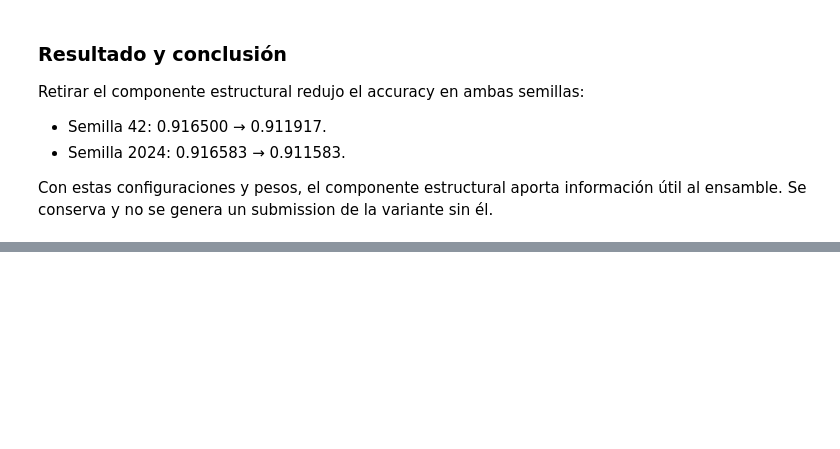
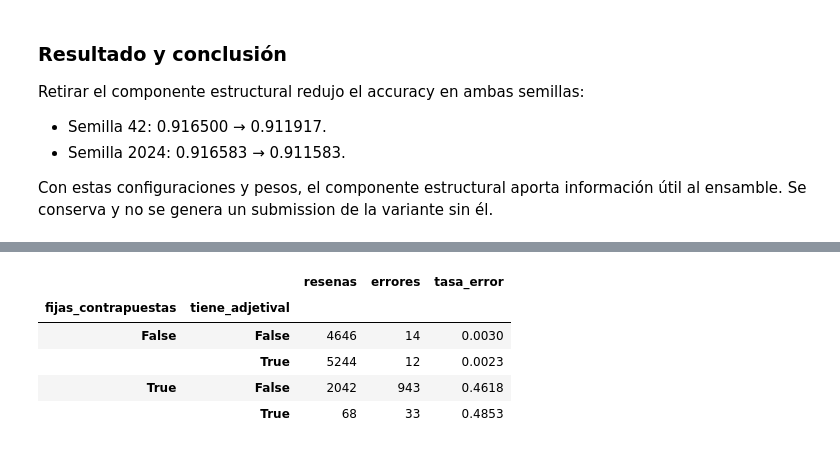
Before and after one commit to jzarruke/MLP1, a Jupyter notebook: notebooks/parte_1_regularizacion_estructural.ipynb, the cells around one changed output, grey strips where cells are left out. Saved outputs shown, nothing was run; the diff lists cells and outputs as text; code cells hidden in the pictures; blank space fills up the shorter version.

```diff
--- a/notebooks/parte_1_regularizacion_estructural.ipynb
+++ b/notebooks/parte_1_regularizacion_estructural.ipynb
@@ -2625,0 +2859,78 @@ de la variante sin él.
+# %%
+analisis_patrones = extractor_inspeccion.analizar(
+    datos_analisis["text"].to_numpy()
+)
+
+filas_patrones = []
+
+for analisis in analisis_patrones:
+    opiniones = analisis["opiniones"]
+    adjetivales = [
+        o for o in opiniones if es_adjetival(o)
+    ]
+    fijas = [
+        o for o in opiniones if not es_adjetival(o)
+    ]
+
+    signos_fijas = {
+        extractor_inspeccion.signo(o["clave"])
+        for o in fijas
+    }
+
+    filas_patrones.append({
+        "fijas_contrapuestas": signos_fijas == {-1, 1},
+        "tiene_adjetival": bool(adjetivales),
+        "n_opiniones": len(opiniones),
+        "adjetivales_detectadas": " | ".join(
+            o["nucleo"] for o in adjetivales
+        ),
+    })
+
+tabla_patrones = pd.concat([
+    tabla_analisis.reset_index(drop=True),
+    pd.DataFrame(filas_patrones),
+], axis=1)
+
+tabla_patrones["error_oof"] = (
+    tabla_patrones["label"] != tabla_patrones["prediccion"]
+)
+
+resumen_patrones = (
+    tabla_patrones
+    .groupby(["fijas_contrapuestas", "tiene_adjetival"])
+    .agg(
+        resenas=("id", "size"),
+        errores=("error_oof", "sum"),
+        tasa_error=("error_oof", "mean"),
+    )
+)
+
+display(resumen_patrones.round(4))
+
+# Inspeccionar también los aciertos del patrón.
+casos_patron = tabla_patrones.loc[
+    tabla_patrones["fijas_contrapuestas"]
+    & tabla_patrones["tiene_adjetival"]
+]
+
+for es_error in (False, True):
+    grupo = casos_patron.loc[
+        casos_patron["error_oof"] == es_error
+    ]
+
+    print("\n", "ERRORES" if es_error else "ACIERTOS")
+
+    for _, fila in grupo.sample(
+        n=min(3, len(grupo)),
+        random_state=42,
+    ).iterrows():
+        print(f"\nID: {fila['id']} | Real: {fila['label']}")
+        print("Adjetivales:", fila["adjetivales_detectadas"])
+        print(fila["text"])
+# %% [output]
+|  |  | resenas | errores | tasa_error |
+| fijas_contrapuestas | tiene_adjetival |  |  |  |
+| False | False | 4646 | 14 | 0.0030 |
+|  | True | 5244 | 12 | 0.0023 |
+| True | False | 2042 | 943 | 0.4618 |
+|  | True | 68 | 33 | 0.4853 |
```
Also changed, not shown: parts of 16 cells of this notebook, 21 other files.
